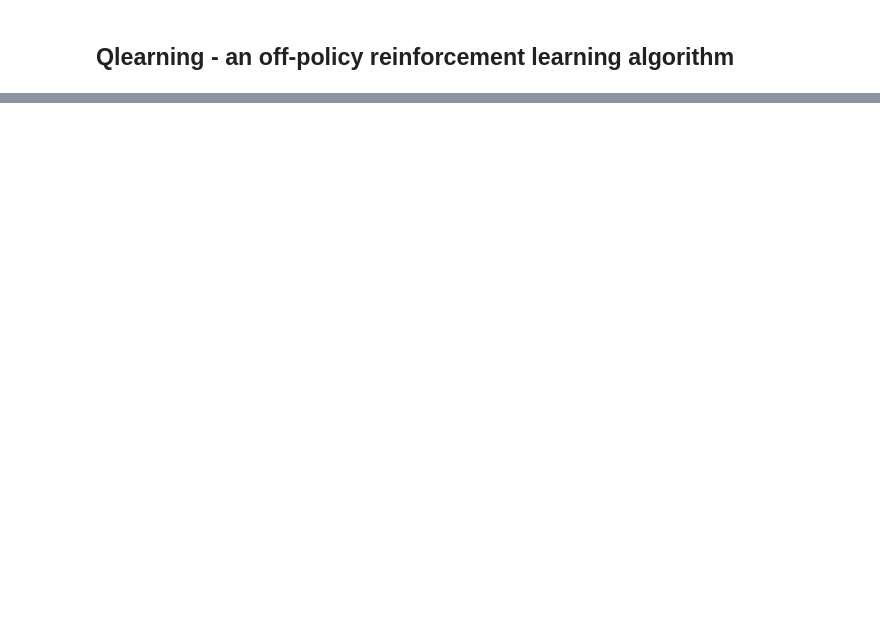
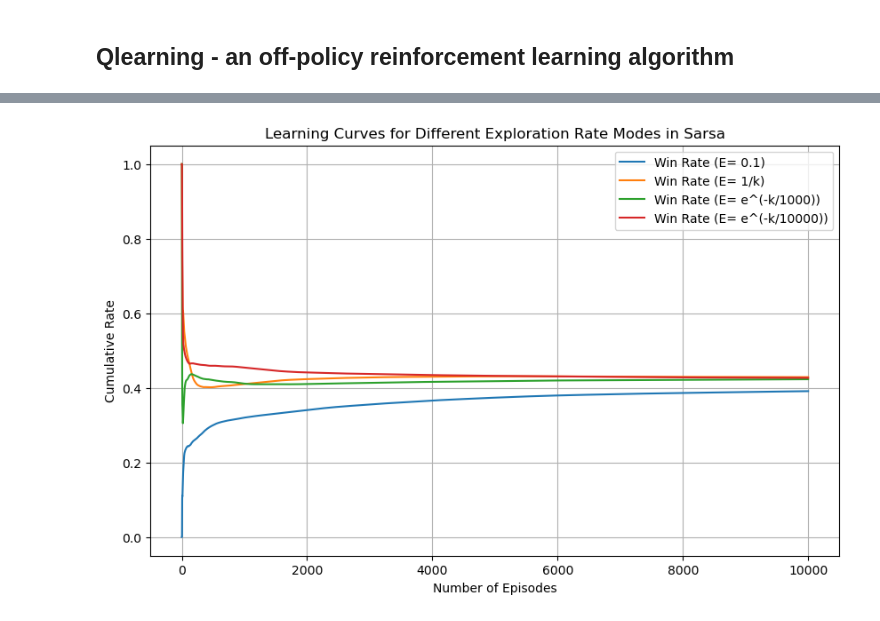
Before and after one commit to Naveen-Nair/BlackJack-RL, a Jupyter notebook: BlackJack-RL.ipynb, the cells around one changed output, grey strips where cells are left out. Cells and saved outputs as stored; diff of their text form; code cells hidden in the pictures; blank space fills up the shorter version.

```diff
--- a/BlackJack-RL.ipynb
+++ b/BlackJack-RL.ipynb
@@ -436,0 +475,13 @@ plt.show()
+# %%
+# Update SARSA update rule to use shaped rewards
+def sarsaUpdateValues(currQ, nextQ, R, isFinalState):
+
+    StateActionValues[currQ][1] += 1
+    N = StateActionValues[currQ][1]
+    LR = 1 / (N + 1)
+
+    if isFinalState:
+        StateActionValues[currQ][0] += LR * (R - StateActionValues[currQ][0])
+    else:
+        shaped_R = potential_based_shaping(currQ, nextQ, R)
+        StateActionValues[currQ][0] += LR * (shaped_R + StateActionValues[nextQ][0] - StateActionValues[currQ][0])
@@ -436,0 +602,31 @@ plt.show()
+# %%
+# Initialize Q-values
+InitialiseQvalues()
+
+# Number of episodes
+n = 10000
+
+# Exploration rate modes to test
+exploration_rate_mode = [1, 2, 3, 4]
+exploration_rate_modes = ["0.1", "1/k", "e^(-k/1000)", "e^(-k/10000)"]
+
+# Train MC with different exploration rate modes
+results = {}
+for e in exploration_rate_mode:
+    results[e] = train_sarsa(e)
+
+# Plotting
+plt.figure(figsize=(10, 6))
+for exploration_rate_mode, (cumulative_win_rates, cumulative_draw_rates, cumulative_loss_rates) in results.items():
+    E = exploration_rate_modes[exploration_rate_mode-1]
+    plt.plot(np.arange(1, n + 1), cumulative_win_rates, label=f'Win Rate (E= {E})')
+    # plt.plot(np.arange(1, n + 1), cumulative_draw_rates, label=f'Draw Rate (E= {E})')
+    # plt.plot(np.arange(1, n + 1), cumulative_loss_rates, label=f'Loss Rate (E= {E})')
+plt.xlabel('Number of Episodes')
+plt.ylabel('Cumulative Rate')
+plt.title('Learning Curves for Different Exploration Rate Modes in Sarsa')
+plt.legend()
+plt.grid(True)
+plt.show()
+# %% [output]
+[figure, added]
```
Also changed, not shown: parts of 45 cells of this notebook.
